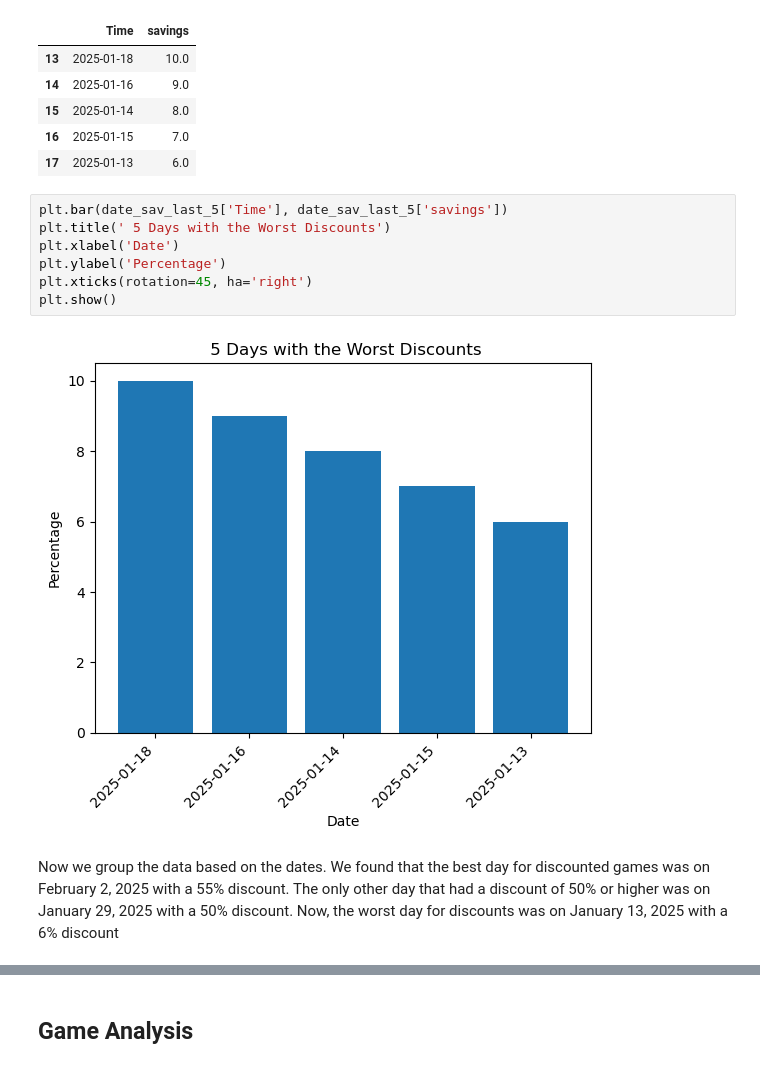
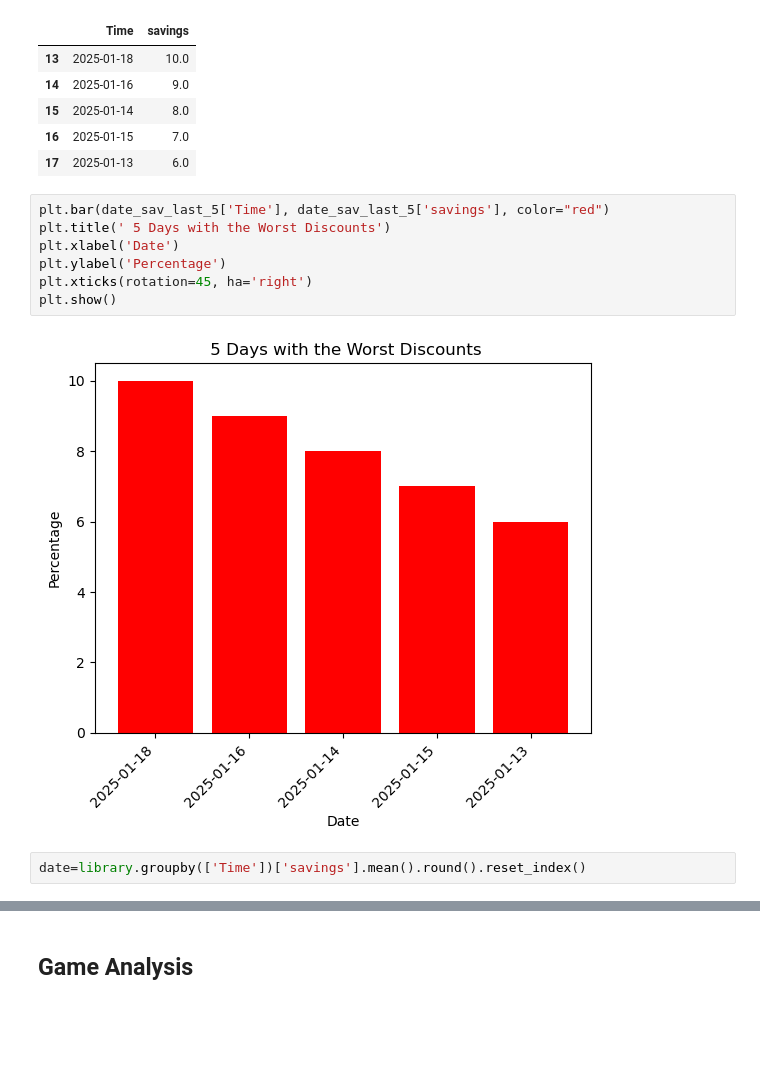
Before and after one commit to Christopher-Arzate/Gaming-Library, a Jupyter notebook: Library Analysis.ipynb, the cells around one changed output, grey strips where cells are left out. Saved outputs shown, nothing was run; the diff lists cells and outputs as text; blank space fills up the shorter version.

```diff
--- a/Library Analysis.ipynb
+++ b/Library Analysis.ipynb
@@ -172,13 +163,13 @@ date_sav_last_5
 | 16 | 2025-01-15 | 7.0 |
 | 17 | 2025-01-13 | 6.0 |
 # %%
-plt.bar(date_sav_last_5['Time'], date_sav_last_5['savings'])
+plt.bar(date_sav_last_5['Time'], date_sav_last_5['savings'], color="red")
 plt.title(' 5 Days with the Worst Discounts')
 plt.xlabel('Date')
 plt.ylabel('Percentage')
 plt.xticks(rotation=45, ha='right')
 plt.show()
 # %% [output]
-[figure, old version]
+[figure, new version]
-# %% [markdown]
-Now we group the data based on the dates. We found that the best day for discounted games was on February 2, 2025 with a 55% discount. The only other day that had a discount of 50% or higher was on January 29, 2025 with a 50% discount. Now, the worst day for discounts was on January 13, 2025 with a 6% discount
+# %%
+date=library.groupby(['Time'])['savings'].mean().round().reset_index()
```
Also changed, not shown: parts of 37 cells of this notebook.
